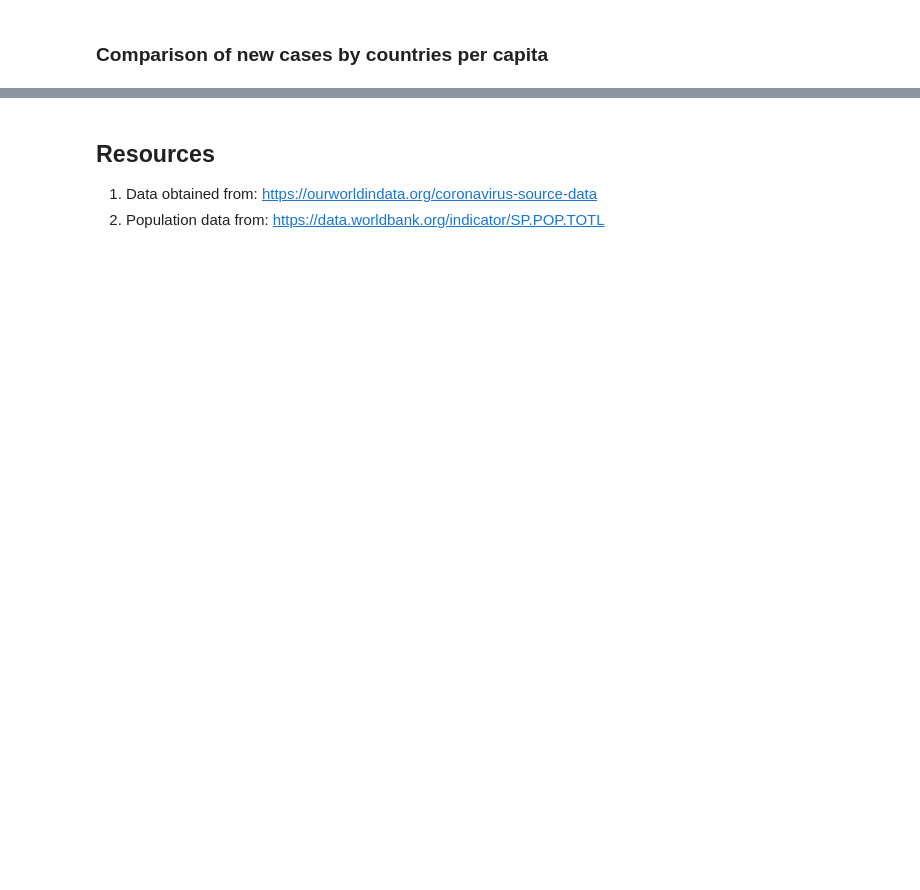
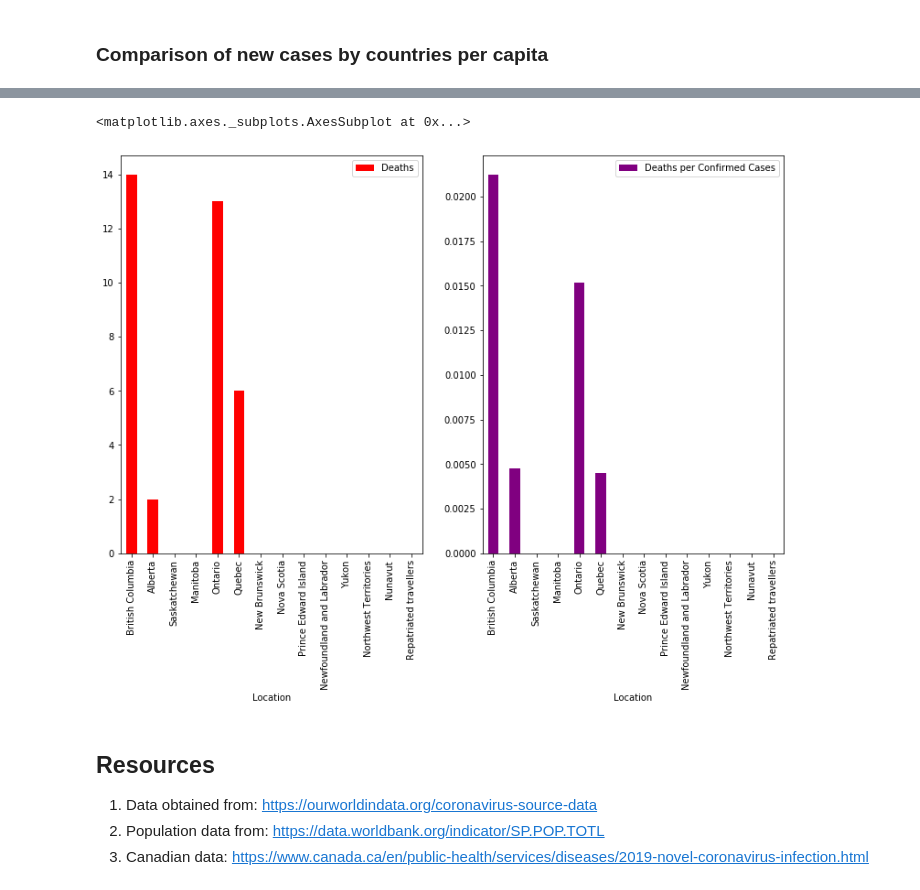
Before and after one commit to ambreen2006/Covid-19-Analysis, a Jupyter notebook: Covid-19-per-capita.ipynb, the cells around one changed output, grey strips where cells are left out. Cells and saved outputs as stored; diff of their text form; code cells hidden in the pictures; blank space fills up the shorter version.

```diff
--- a/Covid-19-per-capita.ipynb
+++ b/Covid-19-per-capita.ipynb
@@ -340,4 +381,12 @@ new_cases_selected_country.tail(n = 10)
+# %%
+_, (ax1, ax2) = plt.subplots(1, 2, figsize=(13, 8))
+canadian_data.plot(kind = 'bar', x = 'Location', y = 'Deaths', color = ['red'], ax = ax1)
+canadian_data.plot(kind = 'bar', x = 'Location', y = 'Deaths per Confirmed Cases', color = ['purple'], ax = ax2)
+# %% [output]
+<matplotlib.axes._subplots.AxesSubplot at 0x...>
+[figure, added]
 # %% [markdown]
 ## Resources
 1. Data obtained from: https://ourworldindata.org/coronavirus-source-data
 2. Population data from: https://data.worldbank.org/indicator/SP.POP.TOTL
+3. Canadian data: https://www.canada.ca/en/public-health/services/diseases/2019-novel-coronavirus-infection.html
```
Also changed, not shown: parts of 27 cells of this notebook, 4 other files.
